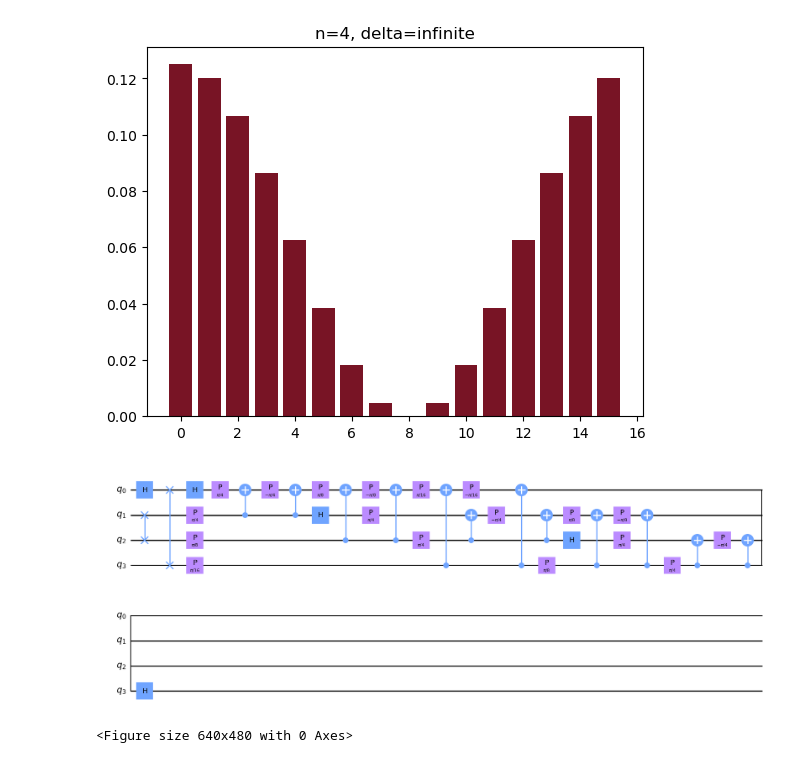
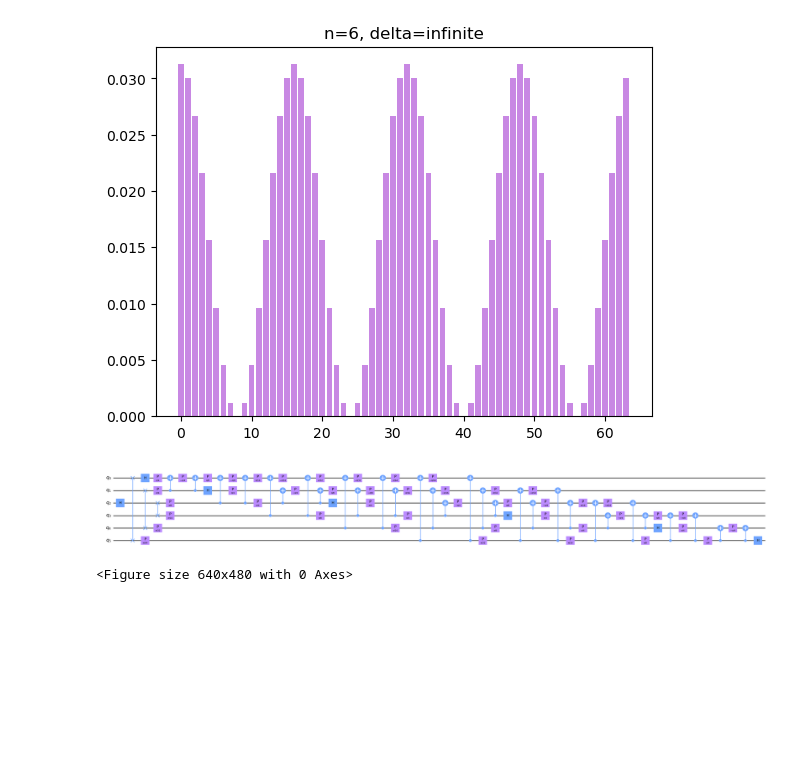
Before and after one commit to JuliuszSyrewicz/quantumFactorization, a Jupyter notebook: QFT.ipynb, the cells around one changed output. Drawn from its saved outputs; the diff is of its cells as text; code cells hidden in the pictures; blank space fills up the shorter version.

```diff
--- a/QFT.ipynb
+++ b/QFT.ipynb
@@ -90,7 +96,7 @@ def simulate(qc, n, reps=2**14, display_bool=False, delta=10000, backend="statev
         probs = psi.probabilities()
         if display_bool:
             filename = "charts/probabilities,n={},delta={}.png".format(n, delta if delta < 9000 else "infinite")
-            plt.bar([x for x in range(2**n)], probs, color="#781425")
+            plt.bar([x for x in range(2**n)], probs, color="#c888e3")
             plt.title("n={}, delta={}".format(n, delta if delta < 9000 else "infinite"))
             plt.show()
             plt.savefig(filename)
@@ -148,13 +159,13 @@ progress: 83.33%
 # %%
-n = 4
+n = 6
 ac = QuantumCircuit(n)
-ac.h(0)
+ac.h(2)
 QFT(ac, n)
 
 probs = simulate(ac, n, display_bool=True)
 
-ac.draw(output="mpl")
+ac.draw(output="mpl", fold=-1)
 # %% [output]
-[figure, old version]
+[figure, new version]
-[figure, old version]
+[figure, new version]
 <Figure size 640x480 with 0 Axes>
```
Also changed, not shown: parts of 4 cells of this notebook, 1 other file.
